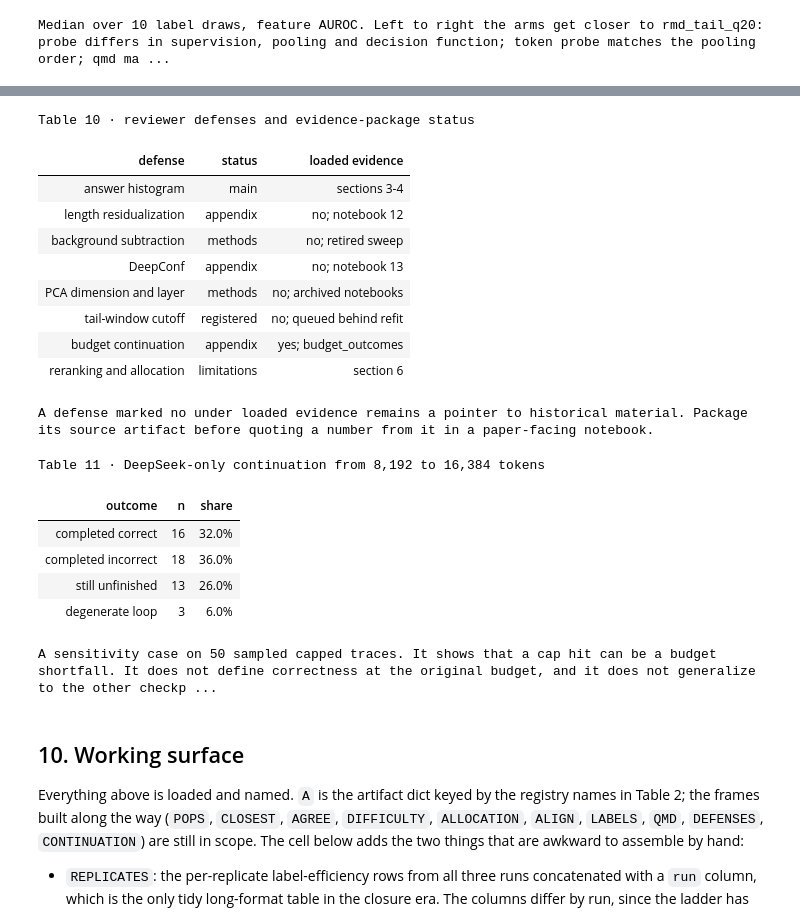
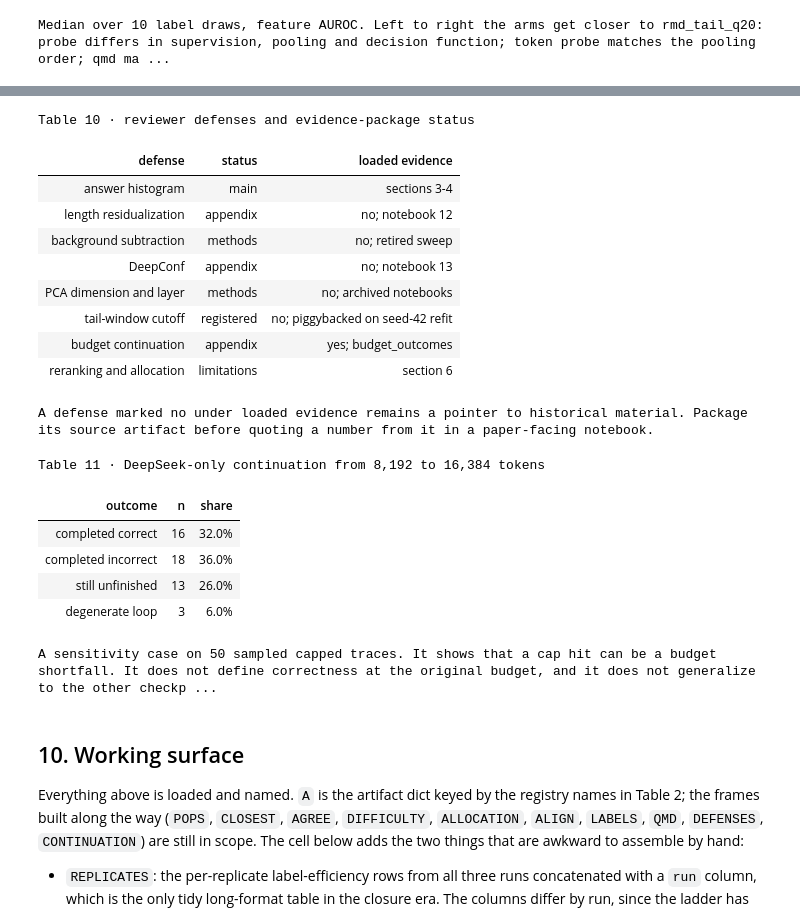
Before and after one commit to djaniak/reasoning-geometry, a Jupyter notebook: notebooks/17_rmd_experiment_ledger.ipynb, the cells around one changed output, grey strips where cells are left out. Cells and saved outputs as stored; diff of their text form; code cells hidden in the pictures.

```diff
--- a/notebooks/17_rmd_experiment_ledger.ipynb
+++ b/notebooks/17_rmd_experiment_ledger.ipynb
@@ -810,7 +810,7 @@ DEFENSES = pd.DataFrame([
     {"defense": "background subtraction", "status": "methods", "loaded evidence": "no; retired sweep"},
     {"defense": "DeepConf", "status": "appendix", "loaded evidence": "no; notebook 13"},
     {"defense": "PCA dimension and layer", "status": "methods", "loaded evidence": "no; archived notebooks"},
-    {"defense": "tail-window cutoff", "status": "registered", "loaded evidence": "no; queued behind refit"},
+    {"defense": "tail-window cutoff", "status": "registered", "loaded evidence": "no; piggybacked on seed-42 refit"},
     {"defense": "budget continuation", "status": "appendix", "loaded evidence": "yes; budget_outcomes"},
     {"defense": "reranking and allocation", "status": "limitations", "loaded evidence": "section 6"},
 ])
@@ -822,34 +822,34 @@ table(
           "quoting a number from it in a paper-facing notebook."),
 )
 
 case = BUDGET.get("continuation_case_study")
 if case:
     total = case["n_continued"]
     CONTINUATION = pd.DataFrame([
         {"outcome": name.replace("_", " "), "n": count, "share": count / total}
         for name, count in case["outcomes"].items()
     ])
     table(
         CONTINUATION,
         "Table 11 &middot; DeepSeek-only continuation from 8,192 to 16,384 tokens",
         note=("A sensitivity case on 50 sampled capped traces. It shows that a "
               "cap hit can be a budget shortfall. It does not define correctness "
               "at the original budget, and it does not generalize to the other "
               "checkpoints or unsampled capped traces."),
         **{"share": "{:.1%}"},
     )
 else:
     CONTINUATION = pd.DataFrame()
     print("No continuation artifact loaded.")
 # %% [output]
 Table 10 · reviewer defenses and evidence-package status
 | defense | status | loaded evidence |
 | answer histogram | main | sections 3-4 |
 | length residualization | appendix | no; notebook 12 |
 | background subtraction | methods | no; retired sweep |
 | DeepConf | appendix | no; notebook 13 |
 | PCA dimension and layer | methods | no; archived notebooks |
-| tail-window cutoff | registered | no; queued behind refit |
+| tail-window cutoff | registered | no; piggybacked on seed-42 refit |
 | budget continuation | appendix | yes; budget_outcomes |
 | reranking and allocation | limitations | section 6 |
 A defense marked no under loaded evidence remains a pointer to historical material. Package its source artifact before quoting a number from it in a paper-facing notebook.
```
Also changed, not shown: parts of 1 cell of this notebook, 6 other files.
